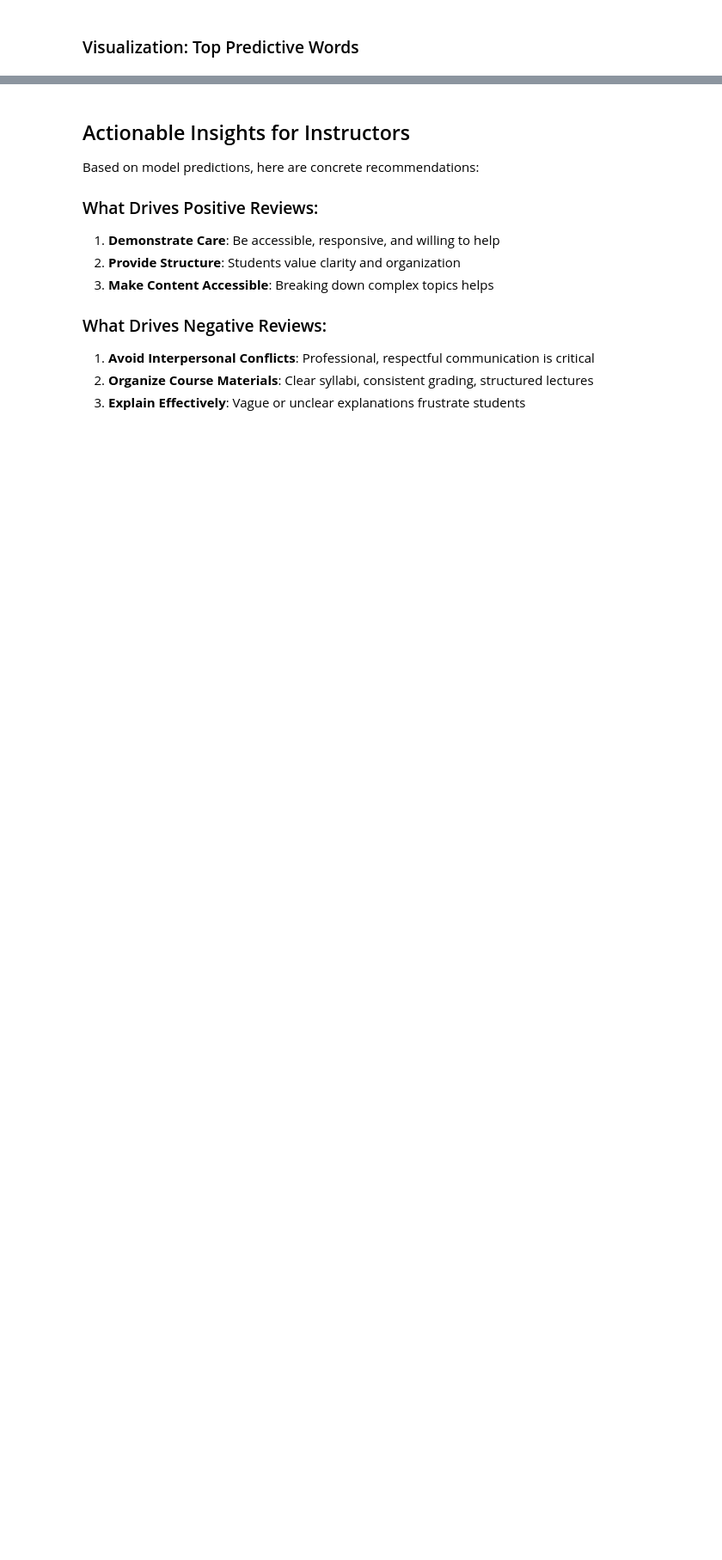
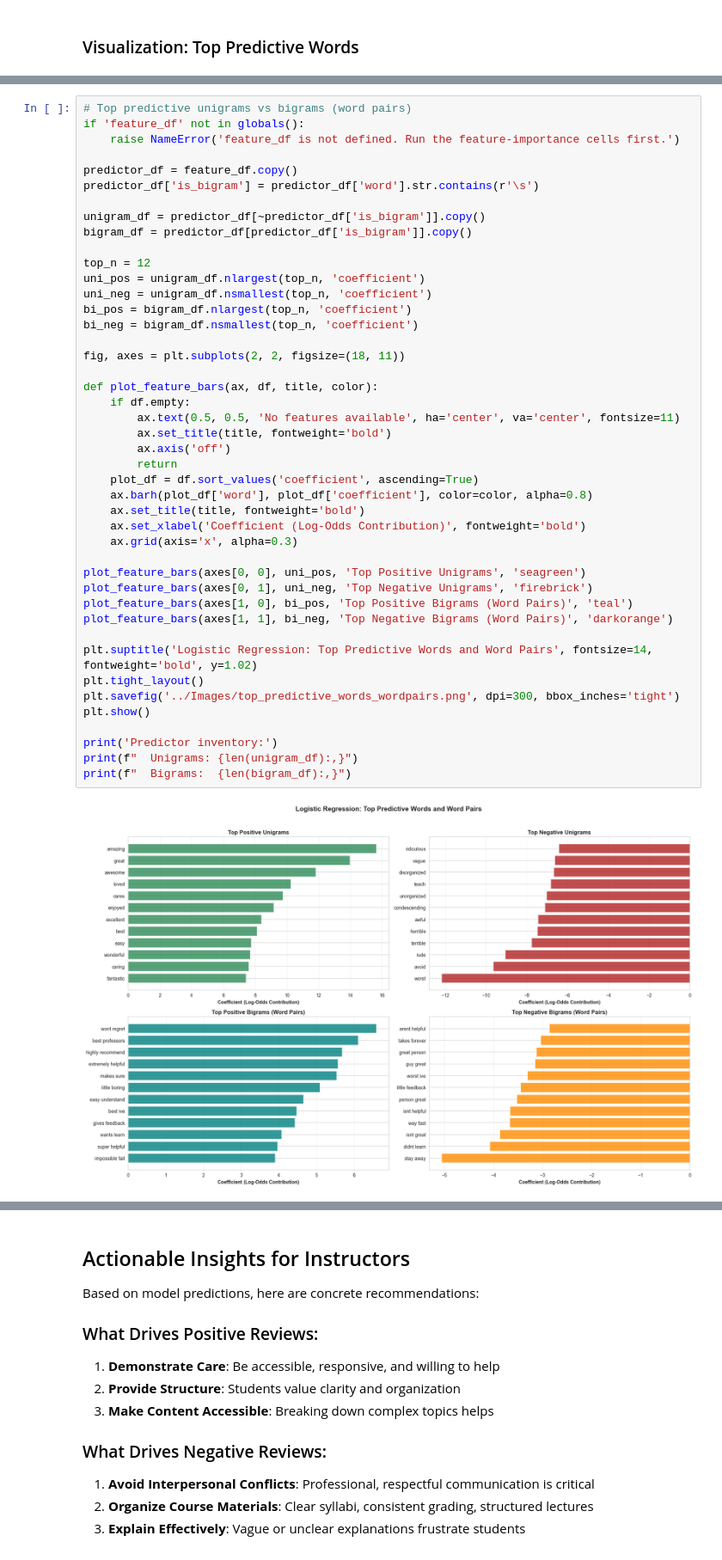
Before and after one commit to 3028Bikalpa/SOSC314_project_Bikki, a Jupyter notebook: Codes/models.ipynb, the cells around one changed output, grey strips where cells are left out. Shown at 86% size. Cells and saved outputs as stored; diff of their text form; blank space fills up the shorter version.

Commit message:
Add graph of most predictive bigrams

```diff
--- a/Codes/models.ipynb
+++ b/Codes/models.ipynb
@@ -1199,0 +1200,46 @@ gc.collect()  # Free memory  # Free memory
+# %%
+# Top predictive unigrams vs bigrams (word pairs)
+if 'feature_df' not in globals():
+    raise NameError('feature_df is not defined. Run the feature-importance cells first.')
+
+predictor_df = feature_df.copy()
+predictor_df['is_bigram'] = predictor_df['word'].str.contains(r'\s')
+
+unigram_df = predictor_df[~predictor_df['is_bigram']].copy()
+bigram_df = predictor_df[predictor_df['is_bigram']].copy()
+
+top_n = 12
+uni_pos = unigram_df.nlargest(top_n, 'coefficient')
+uni_neg = unigram_df.nsmallest(top_n, 'coefficient')
+bi_pos = bigram_df.nlargest(top_n, 'coefficient')
+bi_neg = bigram_df.nsmallest(top_n, 'coefficient')
+
+fig, axes = plt.subplots(2, 2, figsize=(18, 11))
+
+def plot_feature_bars(ax, df, title, color):
+    if df.empty:
+        ax.text(0.5, 0.5, 'No features available', ha='center', va='center', fontsize=11)
+        ax.set_title(title, fontweight='bold')
+        ax.axis('off')
+        return
+    plot_df = df.sort_values('coefficient', ascending=True)
+    ax.barh(plot_df['word'], plot_df['coefficient'], color=color, alpha=0.8)
+    ax.set_title(title, fontweight='bold')
+    ax.set_xlabel('Coefficient (Log-Odds Contribution)', fontweight='bold')
+    ax.grid(axis='x', alpha=0.3)
+
+plot_feature_bars(axes[0, 0], uni_pos, 'Top Positive Unigrams', 'seagreen')
+plot_feature_bars(axes[0, 1], uni_neg, 'Top Negative Unigrams', 'firebrick')
+plot_feature_bars(axes[1, 0], bi_pos, 'Top Positive Bigrams (Word Pairs)', 'teal')
+plot_feature_bars(axes[1, 1], bi_neg, 'Top Negative Bigrams (Word Pairs)', 'darkorange')
+
+plt.suptitle('Logistic Regression: Top Predictive Words and Word Pairs', fontsize=14, fontweight='bold', y=1.02)
+plt.tight_layout()
+plt.savefig('../Images/top_predictive_words_wordpairs.png', dpi=300, bbox_inches='tight')
+plt.show()
+
+print('Predictor inventory:')
+print(f"  Unigrams: {len(unigram_df):,}")
+print(f"  Bigrams:  {len(bigram_df):,}")
+# %% [output]
+[figure, added]
```
Also changed, not shown: parts of 5 cells of this notebook, 7 other files.
